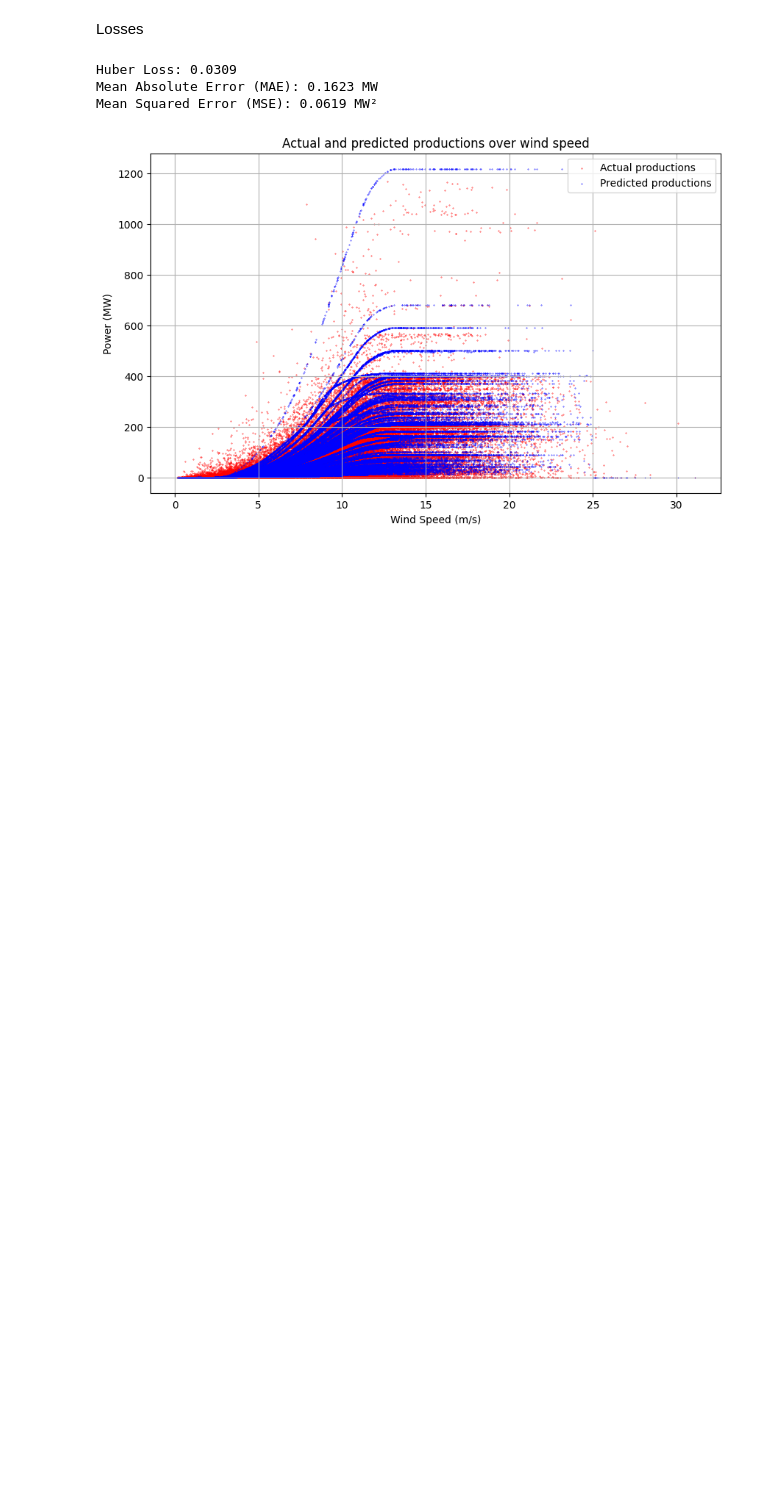
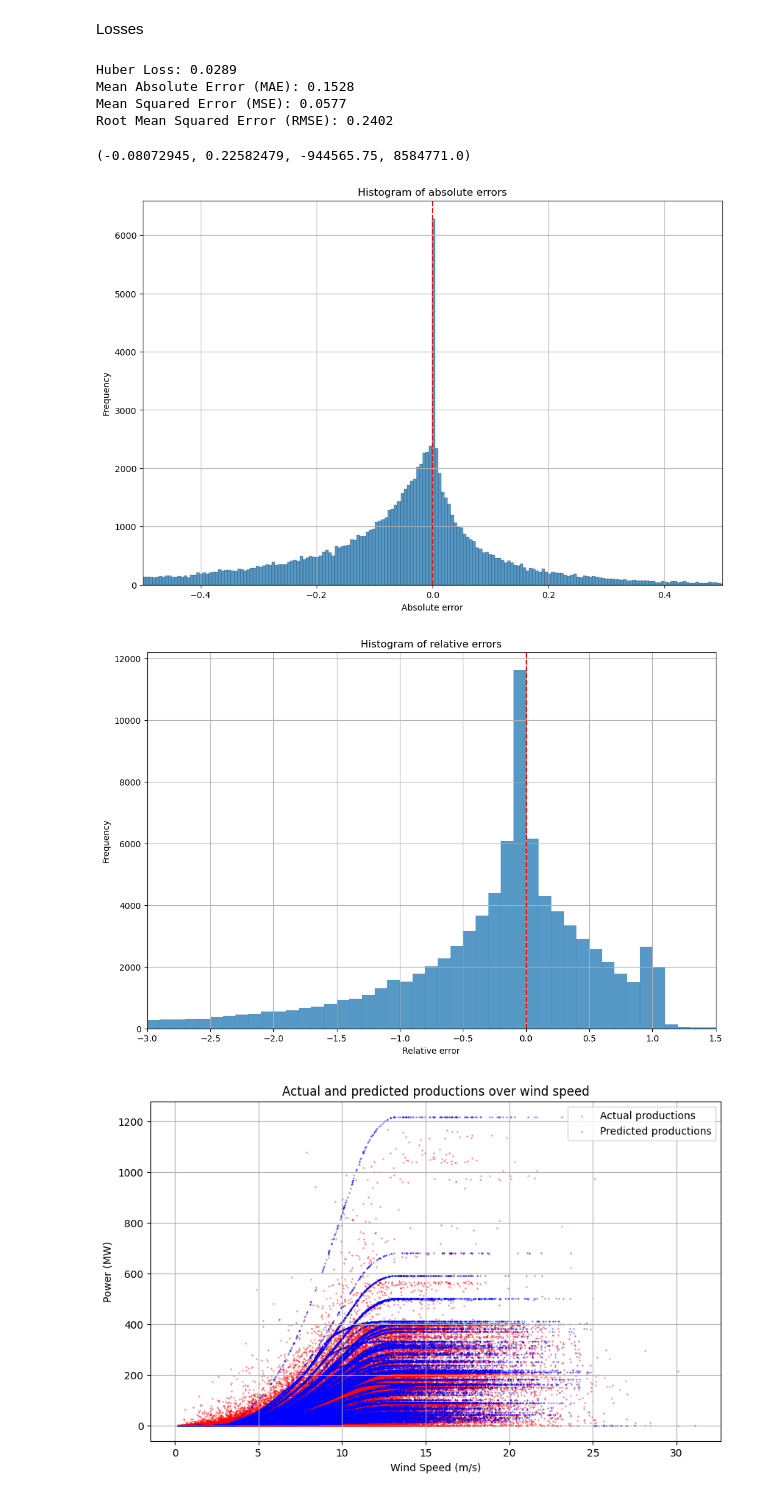
Before and after one commit to el-gif/Webapp, a Jupyter notebook: Benchmarking power curve.ipynb, the cells around one changed output. Cells and saved outputs as stored; diff of their text form; code cells hidden in the pictures; blank space fills up the shorter version.

```diff
--- a/Benchmarking power curve.ipynb
+++ b/Benchmarking power curve.ipynb
@@ -325,7 +325,7 @@ predicted_power_output_3[np.array(wind_speeds_data) > cut_off_speed] = 0
 # %% [markdown]
 <h1>4. Results
 # %%
-predicted_power_output = predicted_power_output_3
+predicted_power_output = predicted_power_output_2
 
 # letzten 20 Datenpunkte als DataFrame drucken
 df = pd.DataFrame({
@@ -373,16 +373,65 @@ print(f"Huber Loss: {huber_loss_value:.4f}")
 # Berechne den MAE Loss
 mae_loss_fn = torch.nn.L1Loss()  # L1 Loss entspricht MAE
 mae_loss_value = mae_loss_fn(predicted_torch, actual_torch).item()
-print(f"Mean Absolute Error (MAE): {mae_loss_value:.4f} MW")
+print(f"Mean Absolute Error (MAE): {mae_loss_value:.4f}")
 
 # Berechne den MSE Loss
 mse_loss_fn = torch.nn.MSELoss()
 mse_loss_value = mse_loss_fn(predicted_torch, actual_torch).item()
-print(f"Mean Squared Error (MSE): {mse_loss_value:.4f} MW²")
+print(f"Mean Squared Error (MSE): {mse_loss_value:.4f}")
+
+rmse_loss_value = np.sqrt(mse_loss_value)
+print(f"Root Mean Squared Error (RMSE): {rmse_loss_value:.4f}")
 # %% [output]
-Huber Loss: 0.0309
-Mean Absolute Error (MAE): 0.1623 MW
-Mean Squared Error (MSE): 0.0619 MW²
+Huber Loss: 0.0289
+Mean Absolute Error (MAE): 0.1528
+Mean Squared Error (MSE): 0.0577
+Root Mean Squared Error (RMSE): 0.2402
+# %%
+import numpy as np
+
+# Fehlerberechnung
+absolute_errors = np.array(actual_torch - predicted_torch) # actual - predicted
+relative_errors = np.array(absolute_errors / (actual_torch + 1e-8))
+
+# Berechnung von Mittelwert und Standardabweichung
+mean_abs_error = np.mean(absolute_errors)
+std_abs_error = np.std(absolute_errors)
+
+mean_rel_error = np.mean(relative_errors)
+std_rel_error = np.std(relative_errors)
+# %%
+mean_abs_error, std_abs_error, mean_rel_error, std_rel_error
+# %% [output]
+(-0.08072945, 0.22582479, -944565.75, 8584771.0)
+# %%
+import matplotlib.pyplot as plt
+import seaborn as sns
+import numpy as np
+
+plt.figure(figsize=(12, 8))
+sns.histplot(absolute_errors, bins=400, kde=False, legend=False)
+plt.xlim(-0.5, 0.5)
+plt.axvline(0, color='red', linestyle='--', label="Zero Error")
+plt.title("Histogram of absolute errors")
+plt.xlabel("Absolute error")
+plt.ylabel("Frequency")
+plt.grid(True)
+plt.show()
+
+relative_errors_clipped = np.clip(relative_errors, -100, 100) # otherwise no meaningful representation possible
+plt.figure(figsize=(12, 8))
+sns.histplot(relative_errors_clipped, bins=2000, kde=False, legend=False)
+plt.xlim(-3, 1.5)
+plt.axvline(0, color='red', linestyle='--', label="Zero Error")
+plt.title("Histogram of relative errors")
+plt.xlabel("Relative error")
+plt.ylabel("Frequency")
+plt.grid(True)
+plt.show()
+# %% [output]
+[figure, added]
+[figure, added]
 # %%
 import matplotlib.pyplot as plt
 
```
Also changed, not shown: parts of 1 cell of this notebook, 9 other files.
